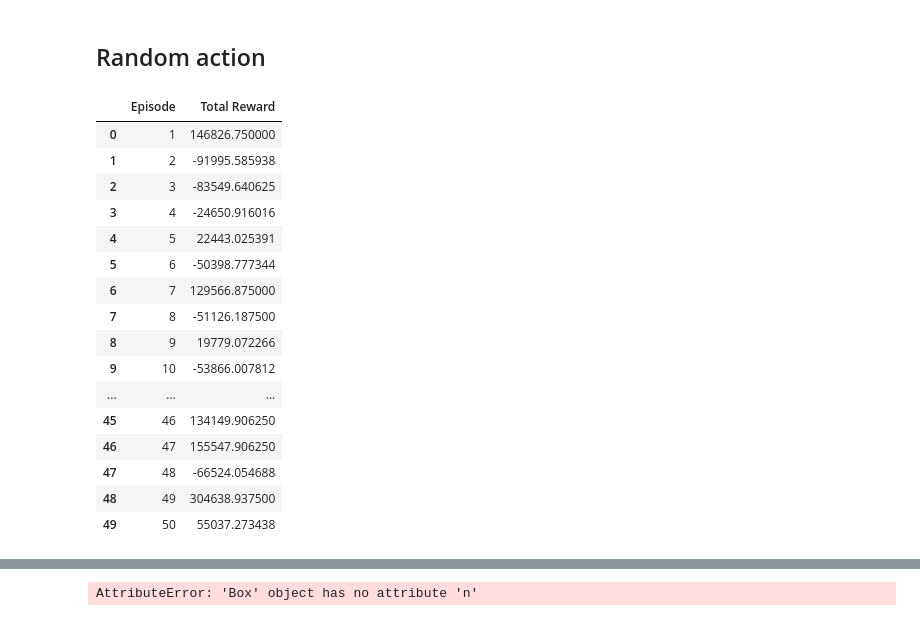
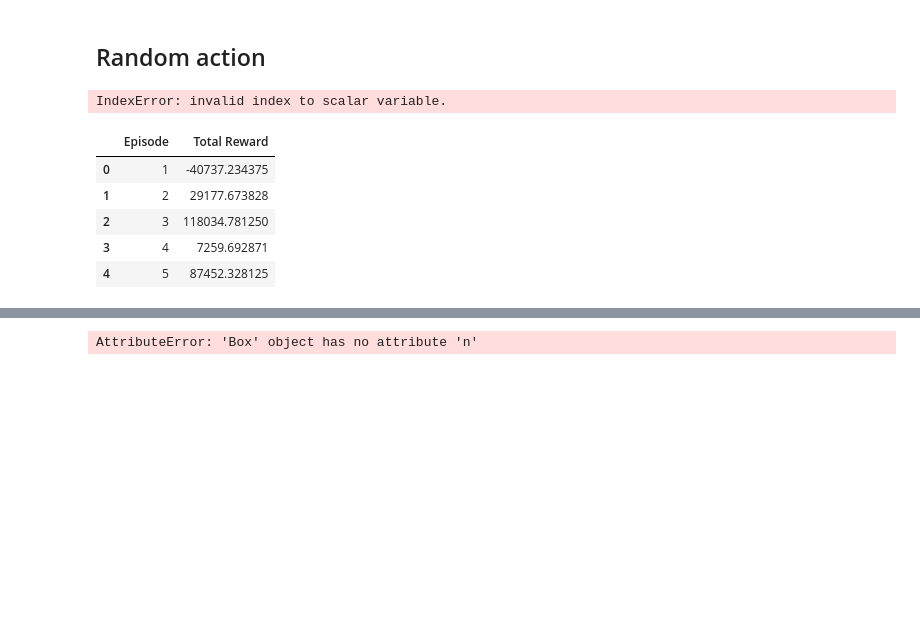
Before and after one commit to rnambaa/project-reinforcement-learning, a Jupyter notebook: main.ipynb, the cells around one changed output, grey strips where cells are left out. Drawn from its saved outputs; the diff is of its cells as text; code cells hidden in the pictures; blank space fills up the shorter version.

```diff
--- a/main.ipynb
+++ b/main.ipynb
@@ -30,7 +30,7 @@ train_data_melted
 # %%
 env = SmartGridBatteryEnv(train_data_melted)  # Replace with your actual environment
 log = []
-num_episodes = 50  # Define the number of episodes
+num_episodes = 1000  # Define the number of episodes
 
 for episode in range(num_episodes):
     state = env.reset()  # Reset the environment for the new episode
@@ -42,36 +42,23 @@ for episode in range(num_episodes):
         next_state, reward, done, _ = env.step(action)  # Take the action
         total_reward += reward  # Update the total reward
 
-
-    log.append({
-        'Episode': episode + 1,
-        'Total Reward': total_reward[0]
-    })
+    log.append({"Episode": episode + 1, "Total Reward": total_reward[0]})
 
     # print(f"Episode: {episode + 1}, Total Reward: {total_reward}")
 
 env.close()  # Close the environment when done
+# %% [output]
+IndexError: invalid index to scalar variable.
 # %%
 log = pd.DataFrame(log)
-log
+log.head()
 # %% [output]
 |  | Episode | Total Reward |
-| 0 | 1 | 146826.750000 |
-| 1 | 2 | -91995.585938 |
-| 2 | 3 | -83549.640625 |
-| 3 | 4 | -24650.916016 |
-| 4 | 5 | 22443.025391 |
-| 5 | 6 | -50398.777344 |
-| 6 | 7 | 129566.875000 |
-| 7 | 8 | -51126.187500 |
-| 8 | 9 | 19779.072266 |
-| 9 | 10 | -53866.007812 |
-| ... | ... | ... |
-| 45 | 46 | 134149.906250 |
-| 46 | 47 | 155547.906250 |
-| 47 | 48 | -66524.054688 |
-| 48 | 49 | 304638.937500 |
-| 49 | 50 | 55037.273438 |
+| 0 | 1 | -40737.234375 |
+| 1 | 2 | 29177.673828 |
+| 2 | 3 | 118034.781250 |
+| 3 | 4 | 7259.692871 |
+| 4 | 5 | 87452.328125 |
 # %%
 # plot log
 sns.lineplot(data=log, x="Episode", y="Total Reward")
```
Also changed, not shown: parts of 3 cells of this notebook, 2 other files.
